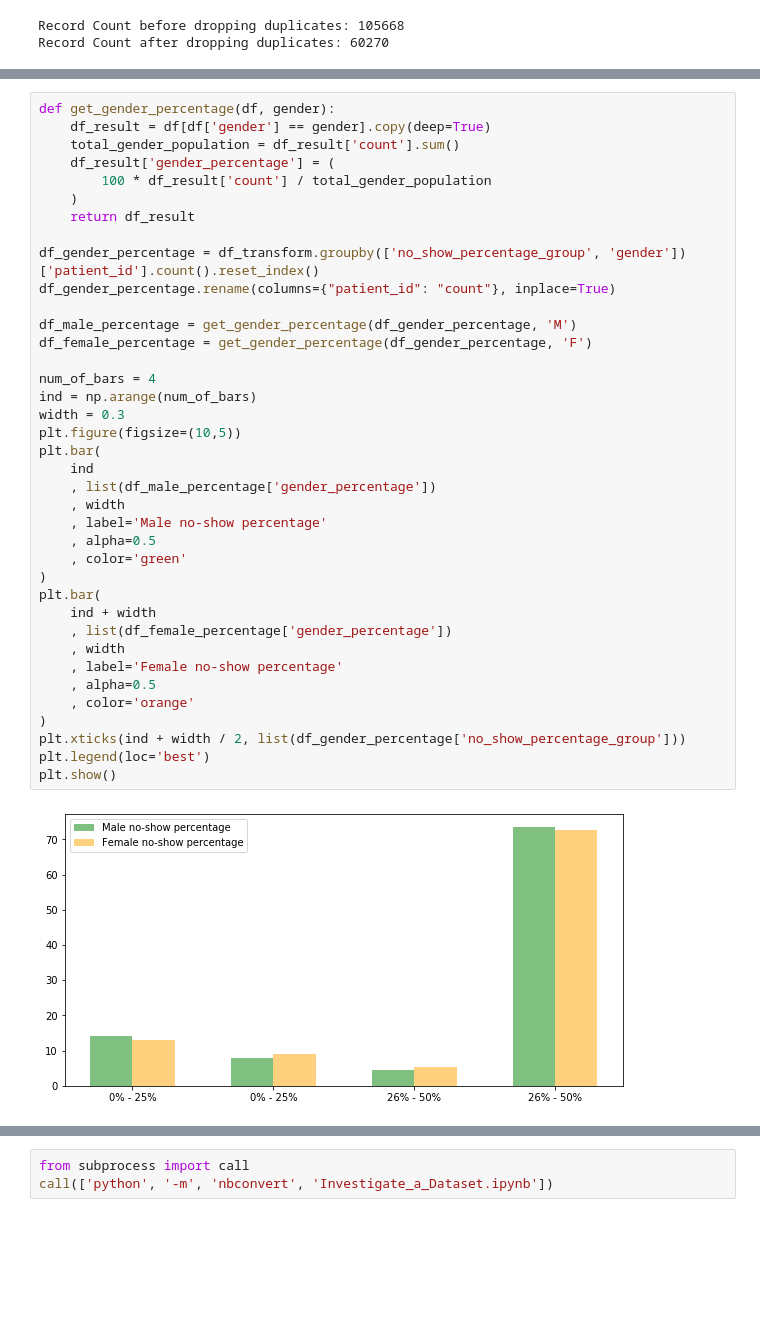
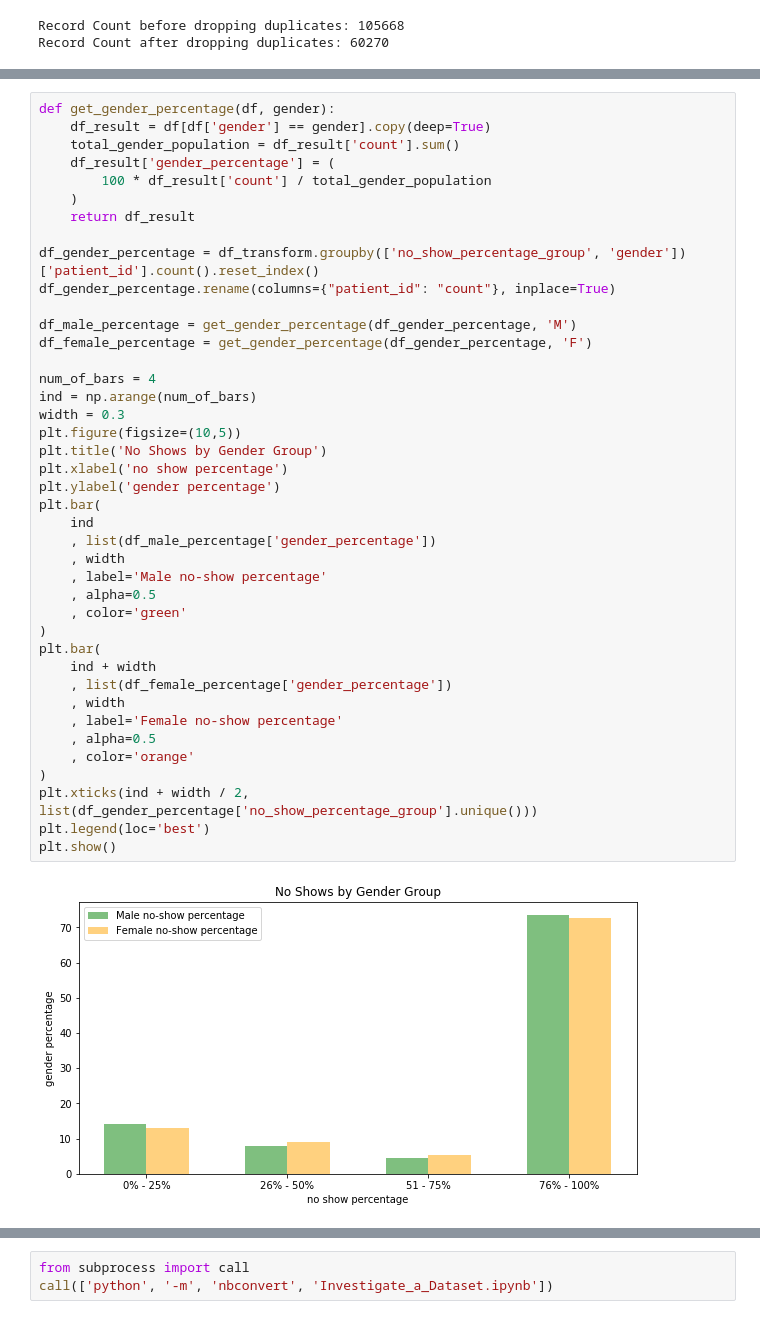
Before and after one commit to seetdev/dand-p2, a Jupyter notebook: Investigate_a_Dataset.ipynb, the cells around one changed output, grey strips where cells are left out. Drawn from its saved outputs; the diff is of its cells as text; blank space fills up the shorter version.

```diff
--- a/Investigate_a_Dataset.ipynb
+++ b/Investigate_a_Dataset.ipynb
@@ -883,35 +942,38 @@ def get_gender_percentage(df, gender):
 
 df_gender_percentage = df_transform.groupby(['no_show_percentage_group', 'gender'])['patient_id'].count().reset_index()
 df_gender_percentage.rename(columns={"patient_id": "count"}, inplace=True)
 
 df_male_percentage = get_gender_percentage(df_gender_percentage, 'M')
 df_female_percentage = get_gender_percentage(df_gender_percentage, 'F')
 
 num_of_bars = 4
 ind = np.arange(num_of_bars)
 width = 0.3
 plt.figure(figsize=(10,5))
+plt.title('No Shows by Gender Group')
+plt.xlabel('no show percentage')
+plt.ylabel('gender percentage')
 plt.bar(
     ind
     , list(df_male_percentage['gender_percentage'])
     , width
     , label='Male no-show percentage'
     , alpha=0.5
     , color='green'
 )
 plt.bar(
     ind + width
     , list(df_female_percentage['gender_percentage'])
     , width
     , label='Female no-show percentage'
     , alpha=0.5
     , color='orange'
 )
-plt.xticks(ind + width / 2, list(df_gender_percentage['no_show_percentage_group']))
+plt.xticks(ind + width / 2, list(df_gender_percentage['no_show_percentage_group'].unique()))
 plt.legend(loc='best')
 plt.show()
 # %% [output]
-[figure, old version]
+[figure, new version]
 # %% [markdown]
 ### Research Question 2: Does Age Group play a part in the show and no-show probability
 
```
Also changed, not shown: parts of 39 cells of this notebook, 1 other file.
